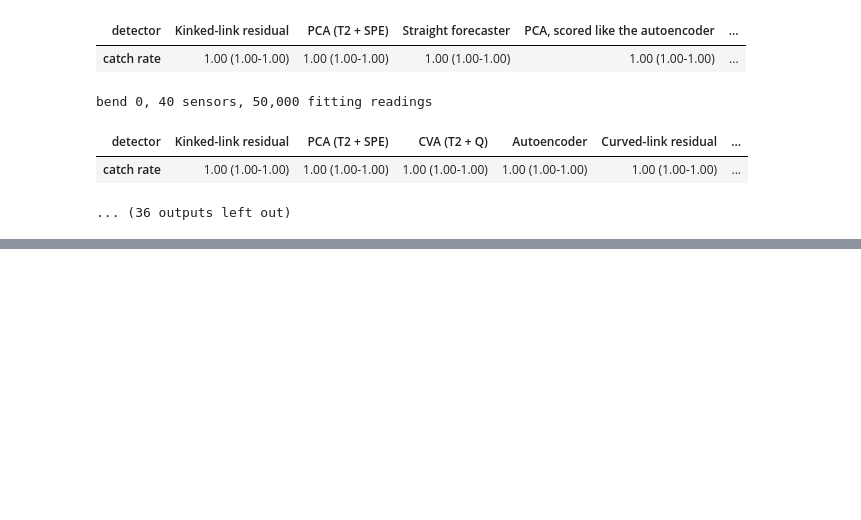
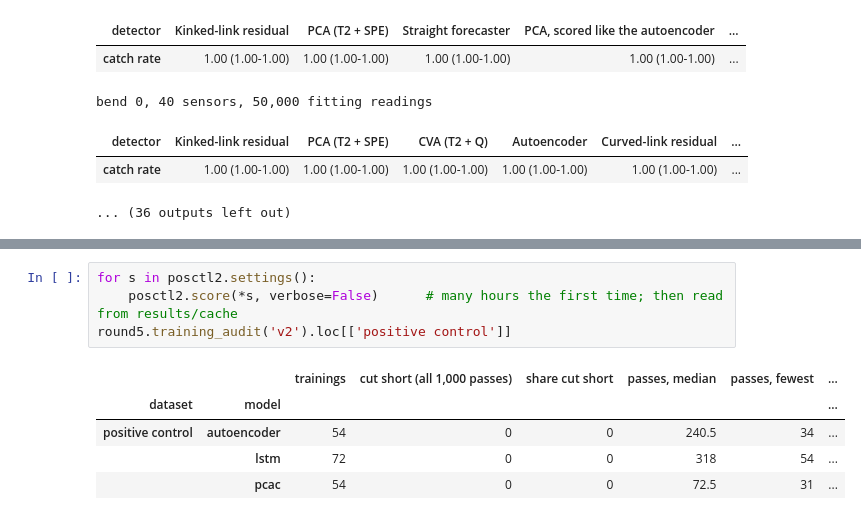
Before and after one commit to NeerajGit16/deep-learning-in-anomaly-detection, a Jupyter notebook: anomaly_lab/14_positive_control.ipynb, the cells around one changed output, grey strips where cells are left out. Saved outputs shown, nothing was run; the diff lists cells and outputs as text; blank space fills up the shorter version.

```diff
--- a/anomaly_lab/14_positive_control.ipynb
+++ b/anomaly_lab/14_positive_control.ipynb
@@ -176,0 +253,10 @@ bend 0, 40 sensors, 50,000 fitting readings
+# %%
+for s in posctl2.settings():
+    posctl2.score(*s, verbose=False)      # many hours the first time; then read from results/cache
+round5.training_audit('v2').loc[['positive control']]
+# %% [output]
+|  |  | trainings | cut short (all 1,000 passes) | share cut short | passes, median | passes, fewest | ... |
+| dataset | model |  |  |  |  |  | ... |
+| positive control | autoencoder | 54 | 0 | 0 | 240.5 | 34 | ... |
+|  | lstm | 72 | 0 | 0 | 318 | 54 | ... |
+|  | pcac | 54 | 0 | 0 | 72.5 | 31 | ... |
```
Also changed, not shown: parts of 16 cells of this notebook, 3 other files.
